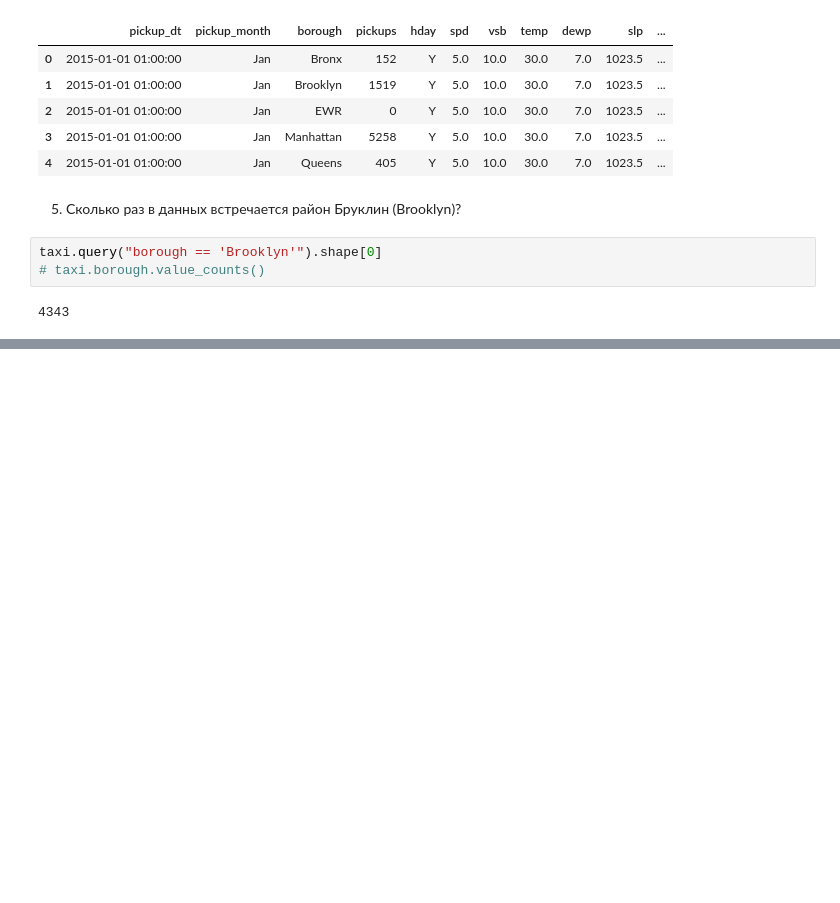
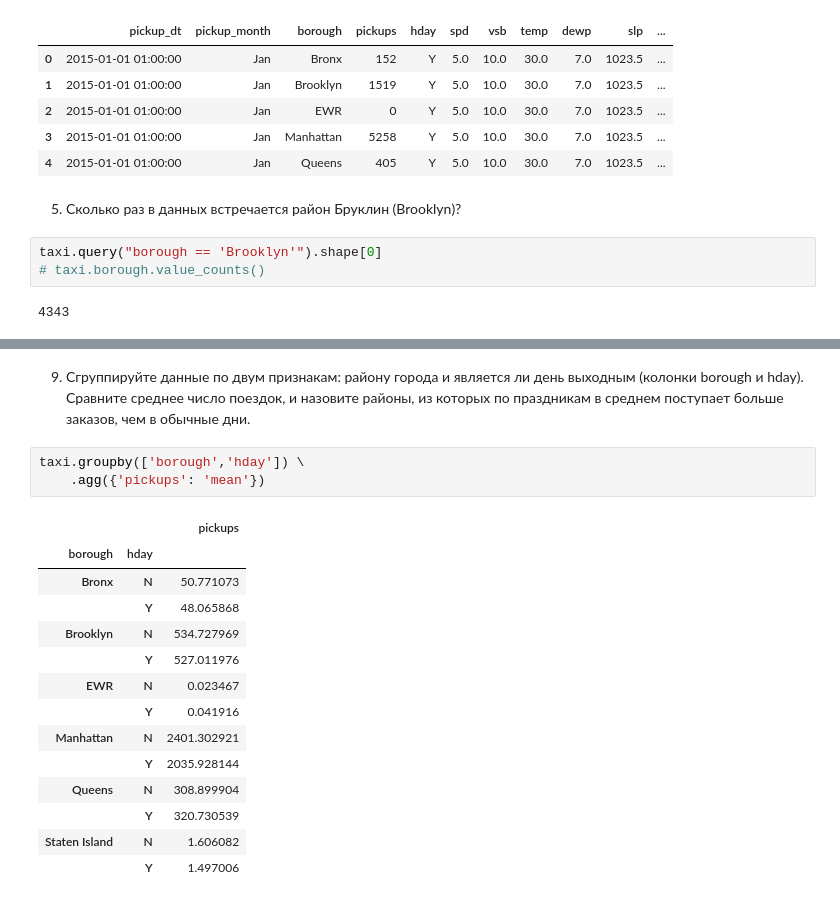
Before and after one commit to galeginkikh/python, a Jupyter notebook: Pandas.ipynb, the cells around one changed output, grey strips where cells are left out. Cells and saved outputs as stored; diff of their text form; blank space fills up the shorter version.

```diff
--- a/Pandas.ipynb
+++ b/Pandas.ipynb
@@ -145,0 +136,20 @@ taxi.query("borough == 'Brooklyn'").shape[0]
+# %% [markdown]
+9. Сгруппируйте данные по двум признакам: району города и является ли день выходным (колонки borough и hday). Сравните среднее число поездок, и назовите районы, из которых по праздникам в среднем поступает больше заказов, чем в обычные дни.
+# %%
+taxi.groupby(['borough','hday']) \
+    .agg({'pickups': 'mean'})
+# %% [output]
+|  |  | pickups |
+| borough | hday |  |
+| Bronx | N | 50.771073 |
+|  | Y | 48.065868 |
+| Brooklyn | N | 534.727969 |
+|  | Y | 527.011976 |
+| EWR | N | 0.023467 |
+|  | Y | 0.041916 |
+| Manhattan | N | 2401.302921 |
+|  | Y | 2035.928144 |
+| Queens | N | 308.899904 |
+|  | Y | 320.730539 |
+| Staten Island | N | 1.606082 |
+|  | Y | 1.497006 |
```
Also changed, not shown: parts of 48 cells of this notebook, 1 other file.
